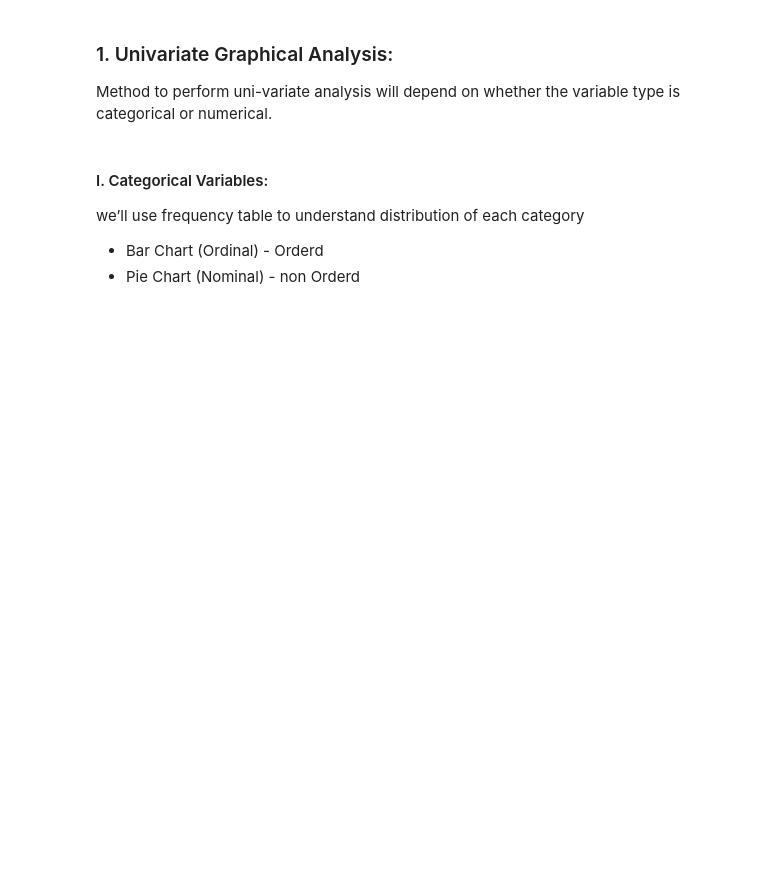
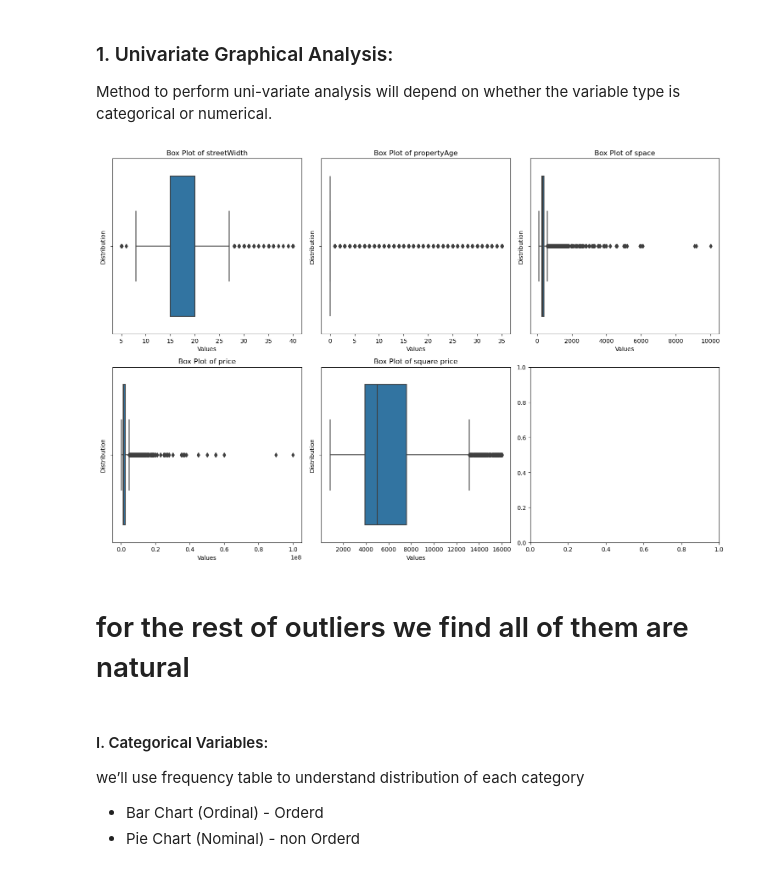
Before and after one commit to GoldenHamad/Aqar-recommendation-in-Riyadh, a Jupyter notebook: EDA_Project 3.ipynb, the cells around one changed output. Saved outputs shown, nothing was run; the diff lists cells and outputs as text; code cells hidden in the pictures; blank space fills up the shorter version.

Commit message:
2 graphs & clean csv

```diff
--- a/EDA_Project 3.ipynb
+++ b/EDA_Project 3.ipynb
@@ -617,6 +620,7 @@ names_toremove = ['ه بن خليفه',
  'أم الحمام الغربي',
  'ان بن عبدالله',
  'باني',
+ 'ابو خضير',
  'الانسي']
 df = df[~df['neighbourhood'].isin(names_toremove)]
 # %%
@@ -664,6 +668,10 @@ Most of the ways to deal with outliers are similar to the methods of missing val
 2. Imputing: Like imputation of missing values, we can also impute outliers. We can use mean, median, mode imputation methods. Before imputing values, we should analyse if it is natural outlier or artificial. If it is artificial, we can go with imputing values. We can also use statistical model to predict values of outlier rows and after that we can impute it with predicted values.
 
 3. Treat separately: If there are significant number of outliers, we should treat them separately in the statistical model. One of the approach is to treat both groups as two different groups and build individual model for both groups and then combine the output.
+# %%
+df = df[df['streetWidth'] <= 40]
+# %%
+df = df[df['streetWidth'] >= 5]
 # %% [markdown]
 ## 3. Univariate Analysis:
 
@@ -681,6 +689,27 @@ Statistics summary gives a high-level idea to identify whether the data has any
 # %% [markdown]
 ### 1. Univariate Graphical Analysis:
 Method to perform uni-variate analysis will depend on whether the variable type is categorical or numerical.
+# %%
+numeric_cols = ['streetWidth', 'propertyAge', 'space', 'price', 'square price']
+
+fig, axes = plt.subplots(nrows=2, ncols=3, figsize=(15, 10))
+
+for i, col in enumerate(numeric_cols):
+    row_index = i // 3
+    col_index = i % 3
+    ax = axes[row_index, col_index]
+
+    sns.boxplot(x=df[col], ax=ax)
+    ax.set_title(f'Box Plot of {col}')
+    ax.set_xlabel('Values')
+    ax.set_ylabel('Distribution')
+
+plt.tight_layout()
+plt.show()
+# %% [output]
+[figure, added]
+# %% [markdown]
+# for the rest of outliers we find all of them are natural
 # %% [markdown]
 #### I. Categorical Variables:
 
```
Also changed, not shown: parts of 16 cells of this notebook, 1 other file.
